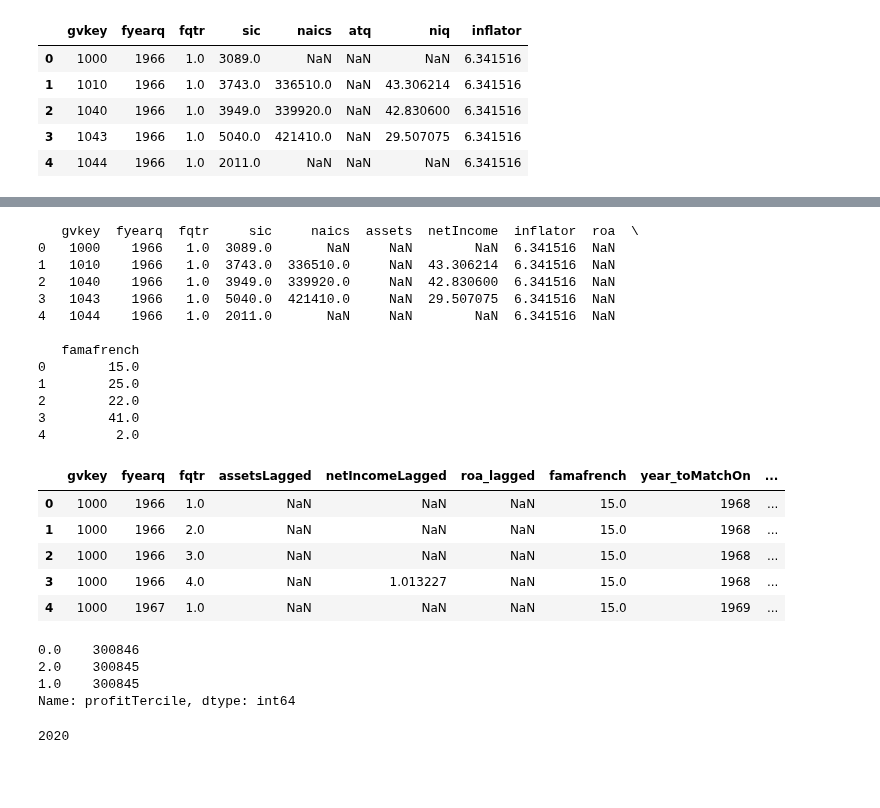
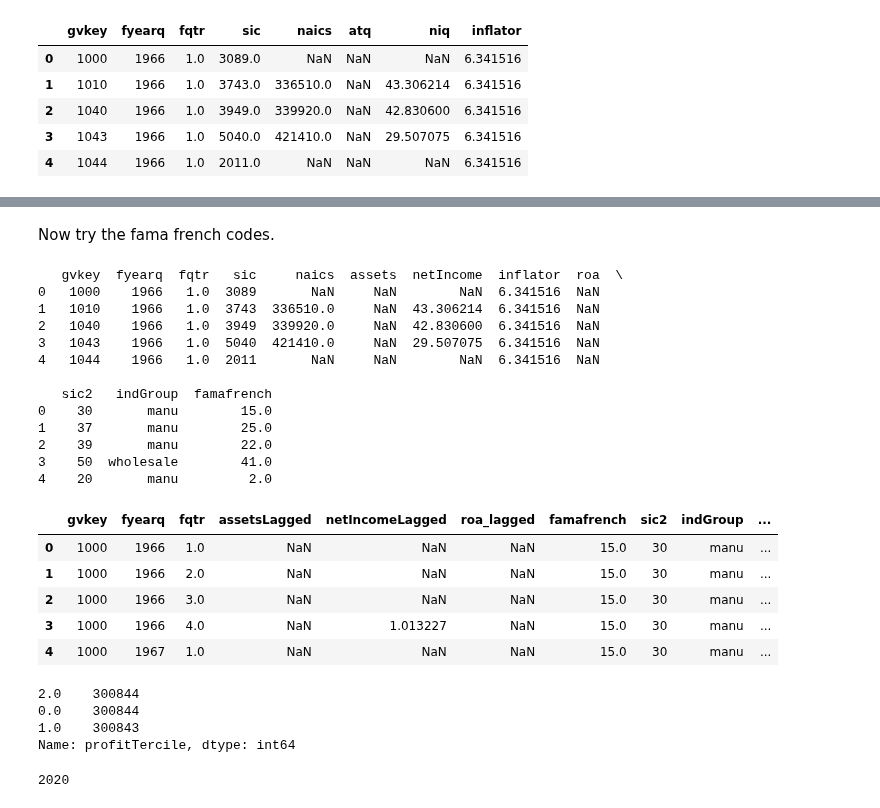
Before and after one commit to brianreed21/extremes, a Jupyter notebook: extremesCleaningCode/compustatCleaning.ipynb, the cells around one changed output, grey strips where cells are left out. Saved outputs shown, nothing was run; the diff lists cells and outputs as text; code cells hidden in the pictures; blank space fills up the shorter version.

```diff
--- a/extremesCleaningCode/compustatCleaning.ipynb
+++ b/extremesCleaningCode/compustatCleaning.ipynb
@@ -244,0 +247,6 @@ otherControls.rename(columns = {'niq': 'netIncome',
+# %%
+otherControls = otherControls[~(otherControls['sic'] == 'na') & ~(otherControls['sic'].isna())]
+
+otherControls['sic'] = otherControls['sic'].astype('int').astype('str').str.rjust(4,'0')
+
+print(otherControls.sic.max(),otherControls.sic.min())
@@ -244,0 +255,15 @@ otherControls.rename(columns = {'niq': 'netIncome',
+# %%
+otherControls['sic2'] = otherControls.sic.str.slice(0,2).astype('int')
+
+otherControls['sic']  = otherControls.sic.astype('int')
+# %%
+otherControls.loc[(otherControls.sic2  < 10 ), 'indGroup']                              = 'agForFish'
+otherControls.loc[(otherControls.sic2 >= 10 ) & (otherControls.sic2 < 15 ) , 'indGroup'] = 'mining'
+otherControls.loc[(otherControls.sic2 >= 15 ) & (otherControls.sic2 < 18 ) , 'indGroup'] = 'construction'
+otherControls.loc[(otherControls.sic2 >= 20 ) & (otherControls.sic2 < 40 ) , 'indGroup'] = 'manu'
+otherControls.loc[(otherControls.sic2 >= 40 ) & (otherControls.sic2 < 50 ) , 'indGroup'] = 'transportUtilities'
+otherControls.loc[(otherControls.sic2 >= 50 ) & (otherControls.sic2 < 52 ) , 'indGroup'] = 'wholesale'
+otherControls.loc[(otherControls.sic2 >= 52 ) & (otherControls.sic2 < 60 ) , 'indGroup'] = 'retail'
+otherControls.loc[(otherControls.sic2 >= 60 ) & (otherControls.sic2 < 68 ) , 'indGroup'] = 'finance'
+otherControls.loc[(otherControls.sic2 >= 70 ) & (otherControls.sic2 < 90 ) , 'indGroup'] = 'services'
+otherControls.loc[(otherControls.sic2 >= 91 ) & (otherControls.sic2 < 98 ) , 'indGroup'] = 'publicAdmin'
@@ -245,3 +283,5 @@ otherControls.rename(columns = {'niq': 'netIncome',
+# %% [markdown]
+Now try the fama french codes.
 # %%
 otherControls.loc[(otherControls.sic >=100) & (otherControls.sic <= 799), 'famafrench'] = 1
 otherControls.loc[(otherControls.sic >=910) & (otherControls.sic <= 919), 'famafrench'] = 1
@@ -456,11 +496,11 @@ otherControls.loc[(otherControls.sic>=7030) & (otherControls.sic<=7033), 'famafr
 otherControls.loc[(otherControls.sic==7200), 'famafrench']  = 33
 otherControls.loc[(otherControls.sic>=7210) & (otherControls.sic<=7212), 'famafrench']  = 33
 otherControls.loc[(otherControls.sic>=7214) & (otherControls.sic<=7217), 'famafrench']  = 33
-otherControls.loc[(otherControls.sic==7219) & (otherControls.sic<=7221), 'famafrench']  = 33
-otherControls.loc[(otherControls.sic==7230) & (otherControls.sic<=7231), 'famafrench']  = 33
-otherControls.loc[(otherControls.sic==7240) & (otherControls.sic<=7241), 'famafrench']  = 33
-otherControls.loc[(otherControls.sic==7250) & (otherControls.sic<=7251), 'famafrench']  = 33
-otherControls.loc[(otherControls.sic==7260) & (otherControls.sic<=7299), 'famafrench']  = 33
+otherControls.loc[(otherControls.sic>=7219) & (otherControls.sic<=7221), 'famafrench']  = 33
+otherControls.loc[(otherControls.sic>=7230) & (otherControls.sic<=7231), 'famafrench']  = 33
+otherControls.loc[(otherControls.sic>=7240) & (otherControls.sic<=7241), 'famafrench']  = 33
+otherControls.loc[(otherControls.sic>=7250) & (otherControls.sic<=7251), 'famafrench']  = 33
+otherControls.loc[(otherControls.sic>=7260) & (otherControls.sic<=7299), 'famafrench']  = 33
 otherControls.loc[(otherControls.sic==7395), 'famafrench']  = 33
 otherControls.loc[(otherControls.sic==7500), 'famafrench']  = 33
 otherControls.loc[(otherControls.sic>=7520) & (otherControls.sic<=7549), 'famafrench']  = 33
@@ -636,37 +676,37 @@ otherControls.loc[(otherControls.sic>=4990) & (otherControls.sic<=4991), 'famafr
 
 print(otherControls.head())
 # %% [output]
-   gvkey  fyearq  fqtr     sic     naics  assets  netIncome  inflator  roa  \
-0   1000    1966   1.0  3089.0       NaN     NaN        NaN  6.341516  NaN
-1   1010    1966   1.0  3743.0  336510.0     NaN  43.306214  6.341516  NaN
-2   1040    1966   1.0  3949.0  339920.0     NaN  42.830600  6.341516  NaN
-3   1043    1966   1.0  5040.0  421410.0     NaN  29.507075  6.341516  NaN
-4   1044    1966   1.0  2011.0       NaN     NaN        NaN  6.341516  NaN
+   gvkey  fyearq  fqtr   sic     naics  assets  netIncome  inflator  roa  \
+0   1000    1966   1.0  3089       NaN     NaN        NaN  6.341516  NaN
+1   1010    1966   1.0  3743  336510.0     NaN  43.306214  6.341516  NaN
+2   1040    1966   1.0  3949  339920.0     NaN  42.830600  6.341516  NaN
+3   1043    1966   1.0  5040  421410.0     NaN  29.507075  6.341516  NaN
+4   1044    1966   1.0  2011       NaN     NaN        NaN  6.341516  NaN
 
-   famafrench
-0        15.0
-1        25.0
-2        22.0
-3        41.0
-4         2.0
+   sic2   indGroup  famafrench
+0    30       manu        15.0
+1    37       manu        25.0
+2    39       manu        22.0
+3    50  wholesale        41.0
+4    20       manu         2.0
 # %%
-otherControls = otherControls[['gvkey','fyearq','fqtr','assets','netIncome','roa','famafrench']]
+otherControls = otherControls[['gvkey','fyearq','fqtr','assets','netIncome','roa','famafrench', 'sic2', 'indGroup']]
 
 otherControls.rename(columns = {'assets': 'assetsLagged', 'netIncome': 'netIncomeLagged', 'roa': 'roa_lagged'},
                     inplace = True)
 
 otherControls['year_toMatchOn'] = otherControls['fyearq'] + 2
 
 otherControls = otherControls.merge(earliestYear)
 
 otherControls.head()
 # %% [output]
-|  | gvkey | fyearq | fqtr | assetsLagged | netIncomeLagged | roa_lagged | famafrench | year_toMatchOn | ... |
-| 0 | 1000 | 1966 | 1.0 | NaN | NaN | NaN | 15.0 | 1968 | ... |
-| 1 | 1000 | 1966 | 2.0 | NaN | NaN | NaN | 15.0 | 1968 | ... |
-| 2 | 1000 | 1966 | 3.0 | NaN | NaN | NaN | 15.0 | 1968 | ... |
-| 3 | 1000 | 1966 | 4.0 | NaN | 1.013227 | NaN | 15.0 | 1968 | ... |
-| 4 | 1000 | 1967 | 1.0 | NaN | NaN | NaN | 15.0 | 1969 | ... |
+|  | gvkey | fyearq | fqtr | assetsLagged | netIncomeLagged | roa_lagged | famafrench | sic2 | indGroup | ... |
+| 0 | 1000 | 1966 | 1.0 | NaN | NaN | NaN | 15.0 | 30 | manu | ... |
+| 1 | 1000 | 1966 | 2.0 | NaN | NaN | NaN | 15.0 | 30 | manu | ... |
+| 2 | 1000 | 1966 | 3.0 | NaN | NaN | NaN | 15.0 | 30 | manu | ... |
+| 3 | 1000 | 1966 | 4.0 | NaN | 1.013227 | NaN | 15.0 | 30 | manu | ... |
+| 4 | 1000 | 1967 | 1.0 | NaN | NaN | NaN | 15.0 | 30 | manu | ... |
 # %%
 otherControls = otherControls[otherControls.year_toMatchOn > 1997]
 
@@ -676,9 +716,9 @@ otherControls['profitTercile'] = pd.qcut(otherControls['roa_lagged'], 3, labels=
 
 otherControls.profitTercile.value_counts()
 # %% [output]
-0.0    300846
-2.0    300845
-1.0    300845
+2.0    300844
+0.0    300844
+1.0    300843
 Name: profitTercile, dtype: int64
 # %%
 otherControls.earliestYear.max()
```
Also changed, not shown: parts of 4 cells of this notebook, 2 other files.
